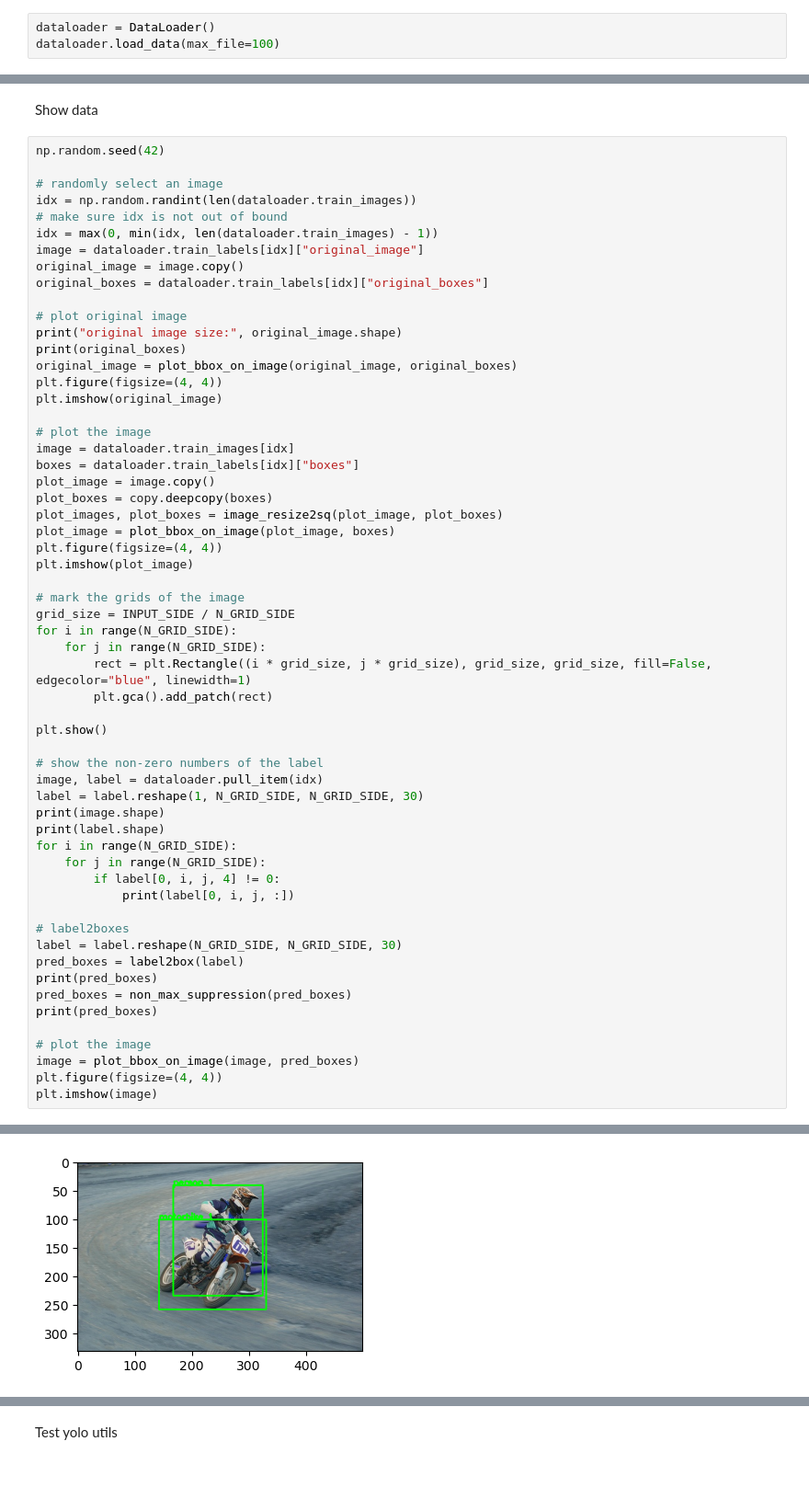
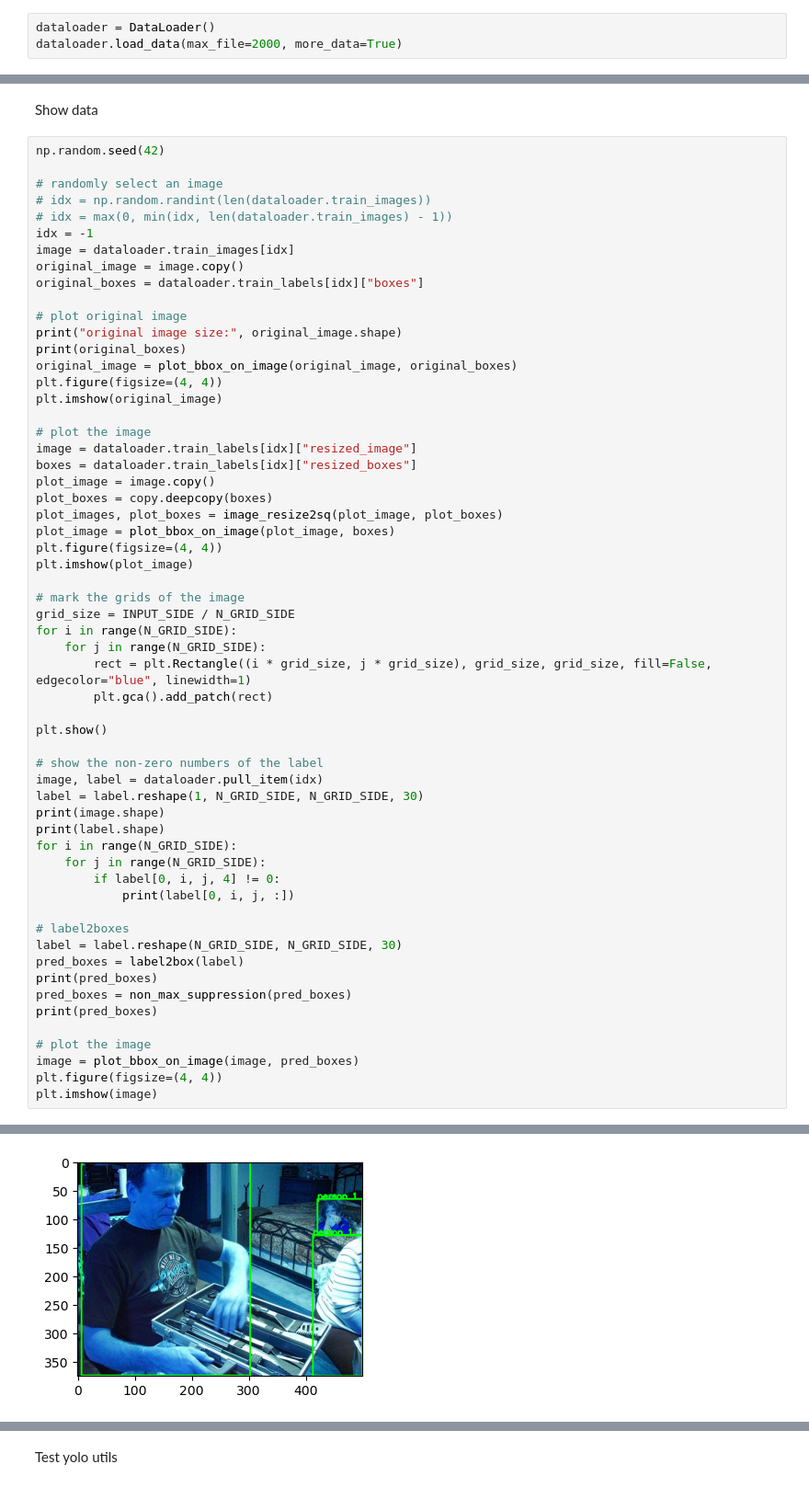
Before and after one commit to Agoti/yolov1-detection-project, a Jupyter notebook: unit_test.ipynb, the cells around one changed output, grey strips where cells are left out. Shown at 92% size. Cells and saved outputs as stored; diff of their text form.

```diff
--- a/unit_test.ipynb
+++ b/unit_test.ipynb
@@ -25,6 +25,6 @@ sys.argv.append("-Xfrozen_modules=off")
 Load data
 # %%
 dataloader = DataLoader()
-dataloader.load_data(max_file=100)
+dataloader.load_data(max_file=2000, more_data=True)
 # %% [output]
 Loading data...
@@ -37,12 +38,12 @@ Show data
 np.random.seed(42)
 
 # randomly select an image
-idx = np.random.randint(len(dataloader.train_images))
-# make sure idx is not out of bound
-idx = max(0, min(idx, len(dataloader.train_images) - 1))
-image = dataloader.train_labels[idx]["original_image"]
+# idx = np.random.randint(len(dataloader.train_images))
+# idx = max(0, min(idx, len(dataloader.train_images) - 1))
+idx = -1
+image = dataloader.train_images[idx]
 original_image = image.copy()
-original_boxes = dataloader.train_labels[idx]["original_boxes"]
+original_boxes = dataloader.train_labels[idx]["boxes"]
 
 # plot original image
 print("original image size:", original_image.shape)
@@ -52,8 +53,8 @@ plt.figure(figsize=(4, 4))
 plt.imshow(original_image)
 
 # plot the image
-image = dataloader.train_images[idx]
-boxes = dataloader.train_labels[idx]["boxes"]
+image = dataloader.train_labels[idx]["resized_image"]
+boxes = dataloader.train_labels[idx]["resized_boxes"]
 plot_image = image.copy()
 plot_boxes = copy.deepcopy(boxes)
 plot_images, plot_boxes = image_resize2sq(plot_image, plot_boxes)
@@ -97 +98 @@ original image size: (331, 500, 3)
-[figure, old version]
+[figure, new version]
```
Also changed, not shown: parts of 10 cells of this notebook, 11 other files.
